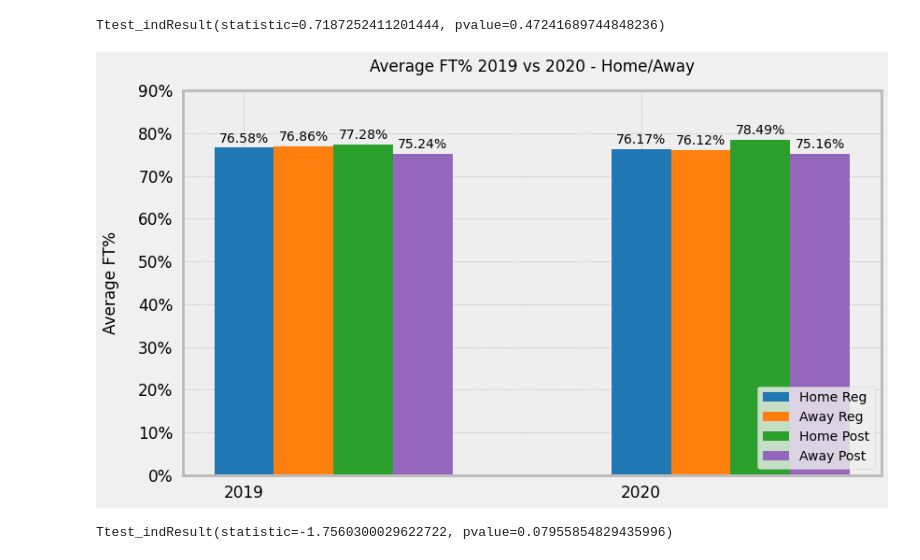
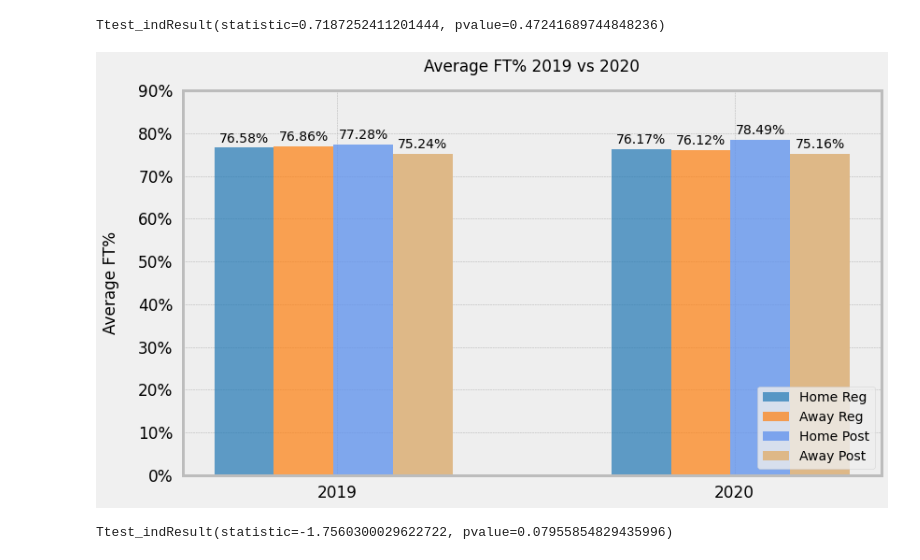
Before and after one commit to xazsanch/Basketball-in-the-Bubble, a Jupyter notebook: Playoff '19 and '20 Game Logs.ipynb, the cells around one changed output. Cells and saved outputs as stored; diff of their text form; code cells hidden in the pictures.

```diff
--- a/Playoff '19 and '20 Game Logs.ipynb
+++ b/Playoff '19 and '20 Game Logs.ipynb
@@ -1321,42 +1325,43 @@ hps = [np.mean(hftp19['FT%']),np.mean(hftp20['FT%'])]
 aps = [np.mean(aftp19['FT%']),np.mean(aftp20['FT%'])]
 
 
-rects1 = ax.bar(x,hrs, width, color='tab:blue',label='Home Reg')
-rects2 = ax.bar(x+width,ars, width, color='tab:orange',label='Away Reg')
-rects3 = ax.bar(x+(2*width),hps, width, color='tab:green',label='Home Post')
-rects4 = ax.bar(x+(3*width),aps, width, color='tab:purple',label='Away Post')
+rects1 = ax.bar(x,hrs, width, color='tab:blue',label='Home Reg',alpha=0.7)
+rects2 = ax.bar(x+width,ars, width, color='tab:orange',label='Away Reg',alpha=0.7)
+rects3 = ax.bar(x+(2*width),hps, width, color='cornflowerblue',label='Home Post',alpha=0.8)
+rects4 = ax.bar(x+(3*width),aps, width, color='burlywood',label='Away Post')
 
 ax.set_ylim(0,0.9)
 ax.set_ylabel('Average FT%',labelpad=20)
 ax.set_xticklabels(labels)
-ax.set_title('Average FT% 2019 vs 2020 - Home/Away',pad=20)
-ax.set_xticks(x)
+ax.set_title('Average FT% 2019 vs 2020',pad=20)
+ax.set_xticks(x+0.235)
 
 plt.locator_params(axis='y',integer=True)
 
 ax.yaxis.set_major_formatter(mtick.PercentFormatter(1.0))
 ax.legend(loc=4,fontsize='medium')
 
 def autolabel(rects):
     """Attach a text label above each bar in *rects*, displaying its height."""
     for rect in rects:
         height = rect.get_height()
         ax.annotate('{:.4}%'.format(height*100),
                     xy=(rect.get_x() + rect.get_width() / 2, height),
                     xytext=(0, 3),  # 3 points vertical offset
                     textcoords="offset points",
                     ha='center', va='bottom')
 
 
 autolabel(rects1)
 autolabel(rects2)
 autolabel(rects3)
 autolabel(rects4)
 
 
 fig.tight_layout()
+#fig.savefig('Average FT% 2019 vs 2020')
 # %% [output]
-[figure, old version]
+[figure, new version]
 # %%
 # %% [output]
 Ttest_indResult(statistic=-1.7560300029622722, pvalue=0.07955854829435996)
```
Also changed, not shown: parts of 13 cells of this notebook, 40 other files.
